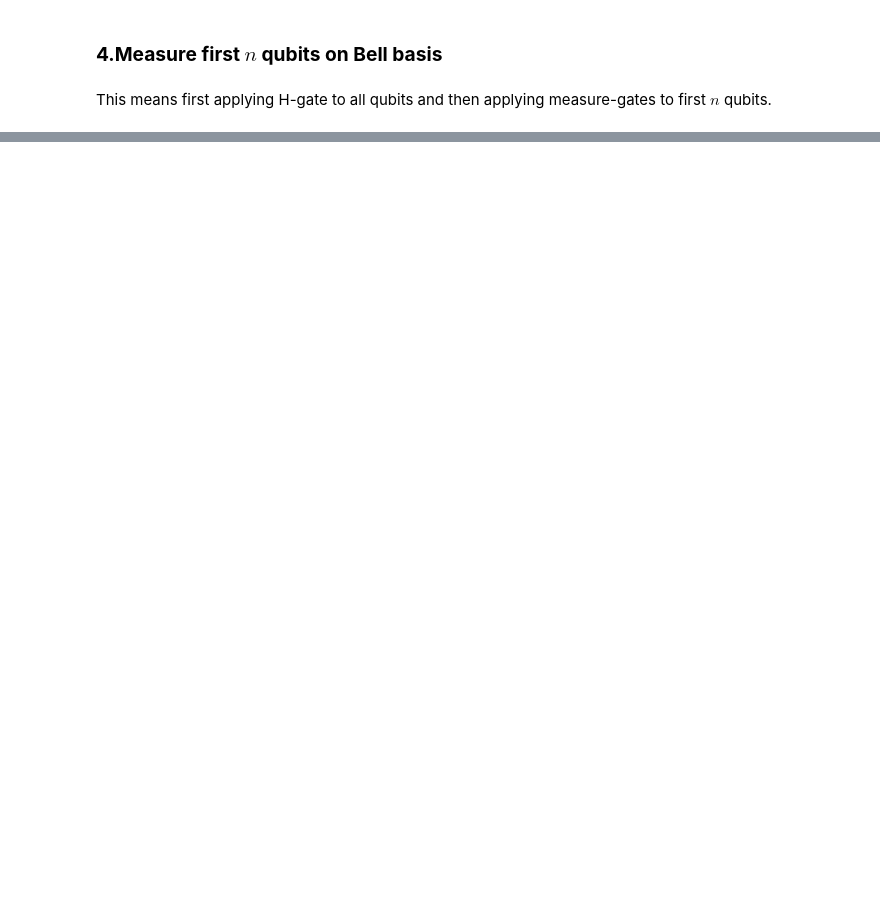
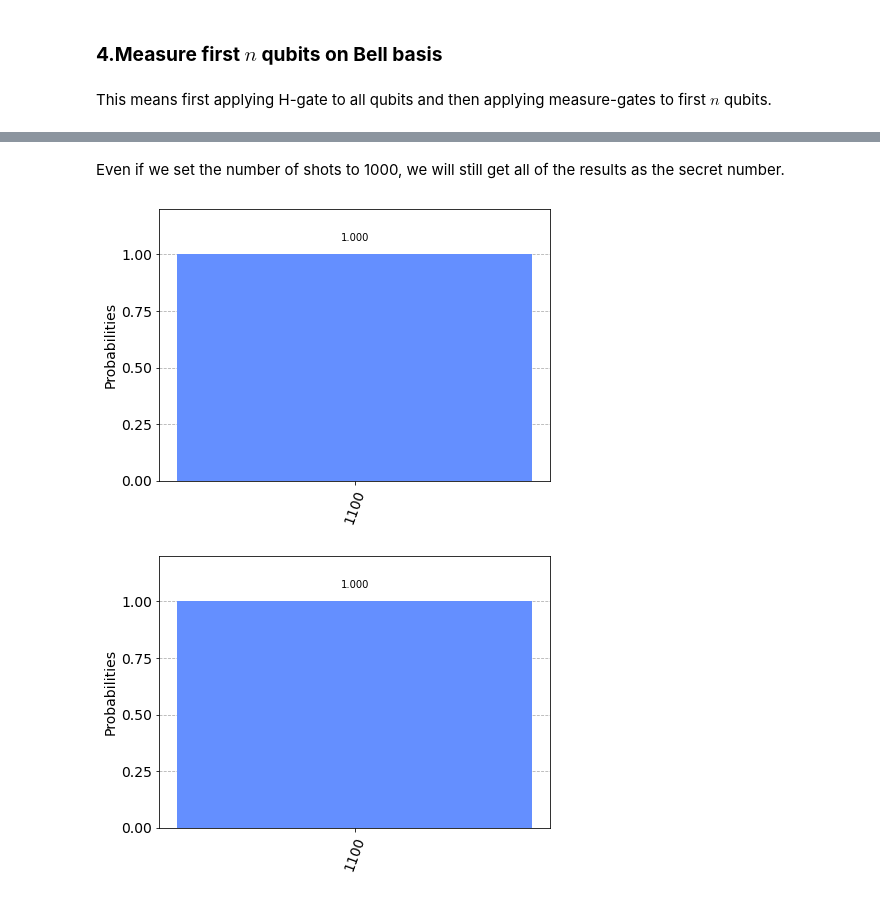
Before and after one commit to laios42/Quantum-Computing, a Jupyter notebook: Bernstein-Vazirani Algorithm/Bernstein_Vazirani_Algorithm.ipynb, the cells around one changed output, grey strips where cells are left out. Saved outputs shown, nothing was run; the diff lists cells and outputs as text; code cells hidden in the pictures; blank space fills up the shorter version.

```diff
--- a/Bernstein-Vazirani Algorithm/Bernstein_Vazirani_Algorithm.ipynb
+++ b/Bernstein-Vazirani Algorithm/Bernstein_Vazirani_Algorithm.ipynb
@@ -65,0 +96,12 @@ circuit.measure(range(n), )
+# %% [markdown]
+Even if we set the number of shots to 1000, we will still get all of the results as the secret number.
+# %%
+shots = 1000
+
+simulator = Aer.get_backend('qasm_simulator')
+result = execute(circuit, backend=simulator, shots=shots).result()
+
+plot_histogram(result.get_counts(circuit))
+# %% [output]
+[figure, added]
+[figure, added]
```
Also changed, not shown: parts of 12 cells of this notebook, 5 other files.
